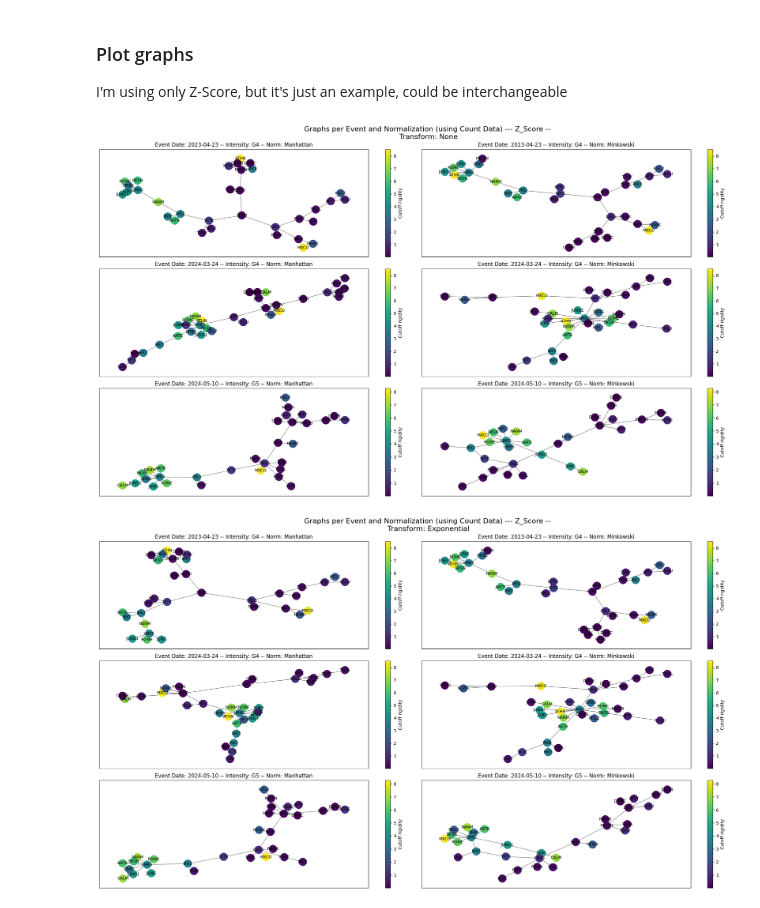
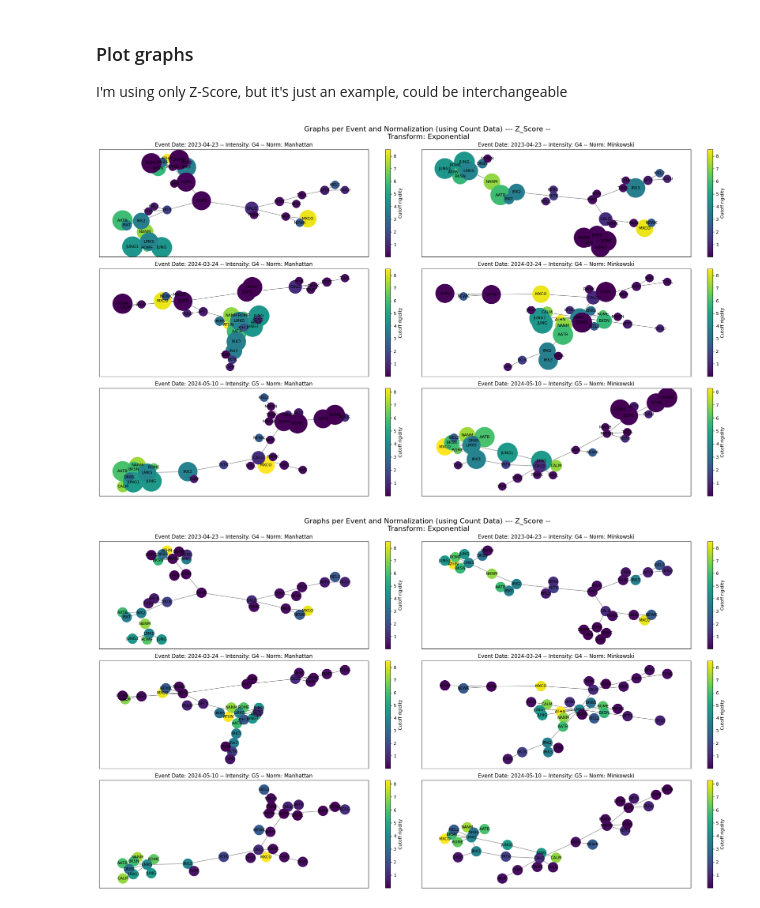
Before and after one commit to dosquisd/NMDB-FD-PredictorWithGraphs, a Jupyter notebook: notebooks/002_calc_some_stats.ipynb, the cells around one changed output. Saved outputs shown, nothing was run; the diff lists cells and outputs as text; code cells hidden in the pictures.

Commit message:
feat: replace some metrics, not all were neccesary, and plot the graph depending on the altitude

```diff
--- a/notebooks/002_calc_some_stats.ipynb
+++ b/notebooks/002_calc_some_stats.ipynb
@@ -114,13 +116,21 @@ def calc_graph_metrics(
 
                     graph_event = GraphEvent(
                         data=thresholded_df,
-                        metadata={"cutoff_rigidity": data["cutoff_rigidity"]},
+                        metadata={
+                            "cutoff_rigidity": data["cutoff_rigidity"],
+                            "altitude": data["altitude"],
+                        },
                     )
                     graph = graph_event.get_graph_networkx(method)
 
                     # Calculate MST and store it
                     graph = nx.minimum_spanning_tree(graph)
                     events[event_date]["graphs"][method] = graph
+
+                    # Degree distribution in order to calculate other metrics
+                    degree = graph.degree()
+                    degree = list(map(lambda x: x[1], degree))
+                    degree_distribution = np.array(degree) / sum(degree)
 
                     # Global graph metrics
                     dataset.append(
@@ -142,9 +152,8 @@ def calc_graph_metrics(
                                 else float("inf")
                             ),
                             "global_efficiency": nx.global_efficiency(graph),
-                            "average_clustering": nx.average_clustering(graph),
-                            "transitivity": nx.transitivity(graph),
-                            "connectivity": nx.number_connected_components(graph),
+                            "entropy": entropy(degree_distribution),
+                            "hurst_rs": nolds.hurst_rs(degree_distribution, fit="poly"),
                             "modularity": nx.algorithms.community.modularity(
                                 graph,
                                 list(
@@ -266,7 +264,13 @@ plot_global_metrics_result(
 
 I'm using only Z-Score, but it's just an example, could be interchangeable
 # %%
-def plot_graphs_result(df: pd.DataFrame, title: str = "") -> None:
+def plot_graphs_result(
+    df: pd.DataFrame,
+    title: str = "",
+    *,
+    altitude_normalizer: Normalizer = Normalizer.NONE,
+    fixed_node_size: Optional[float] = None,
+) -> None:
     cmap = plt.cm.viridis  # type: ignore
 
     unique_events = df["event_date"].unique()
@@ -293,9 +297,20 @@ def plot_graphs_result(df: pd.DataFrame, title: str = "") -> None:
             intensity = plot_data["intensity"].values[0]
             graph = plot_data["graph"].values[0]
             cutoff = graph.graph["metadata_cutoff_rigidity"]
+            altitudes = graph.graph["metadata_altitude"]
 
             ax = axes[i]
             i += 1
+
+            if fixed_node_size is None:
+                node_sizes = np.array([altitudes[n] for n in graph.nodes()])
+                node_sizes = altitude_normalizer.normalize(node_sizes)
+                if altitude_normalizer != Normalizer.NONE:
+                    node_sizes = 300 + (node_sizes - np.min(node_sizes)) * 700
+
+                node_sizes = node_sizes.tolist()
+            else:
+                node_sizes = fixed_node_size
 
             pos = nx.spring_layout(graph, weight="weight", seed=42)
             nodes = list(graph.nodes())
@@ -307,7 +322,7 @@ def plot_graphs_result(df: pd.DataFrame, title: str = "") -> None:
                     pos,
                     ax=ax,
                     with_labels=True,
-                    node_size=300,
+                    node_size=node_sizes,
                     font_size=9,
                     font_color="black",
                     node_color="red",
@@ -324,7 +339,7 @@ def plot_graphs_result(df: pd.DataFrame, title: str = "") -> None:
                     nodelist=nodes,
                     node_color=vals,
                     cmap=cmap,
-                    node_size=300,
+                    node_size=node_sizes,
                     ax=ax,
                 )
                 nx.draw_networkx_labels(graph, pos, font_size=9, ax=ax)
@@ -348,22 +363,25 @@ def plot_graphs_result(df: pd.DataFrame, title: str = "") -> None:
     fig.tight_layout()
     plt.show()
 # %%
-transform_method = DistanceTransformation.NONE
-dataset_df, dataset = calc_graph_metrics(events, transform_method=transform_method, threshold=0)
+transform_method = DistanceTransformation.EXPONENTIAL
+dataset_df, dataset = calc_graph_metrics(
+    events, transform_method=transform_method, threshold=0
+)
 
 normalization_method = Normalizer.Z_SCORE
 
 plot_graphs_result(
     dataset_df[
         (dataset_df["data_label"] == "normal")
         & (dataset_df["normalization"] == normalization_method.value)
     ],
     (
         f"Graphs per Event and Normalization (using Count Data) --- {normalization_method.value.title()} -- "
         f"\nTransform: {transform_method.value.title()}"
     ),
+    altitude_normalizer=Normalizer.Z_SCORE,
 )
 # %% [output]
-[figure, old version]
+[figure, new version]
 # %%
 transform_method = DistanceTransformation.EXPONENTIAL
```
Also changed, not shown: parts of 7 cells of this notebook, 2 other files.
